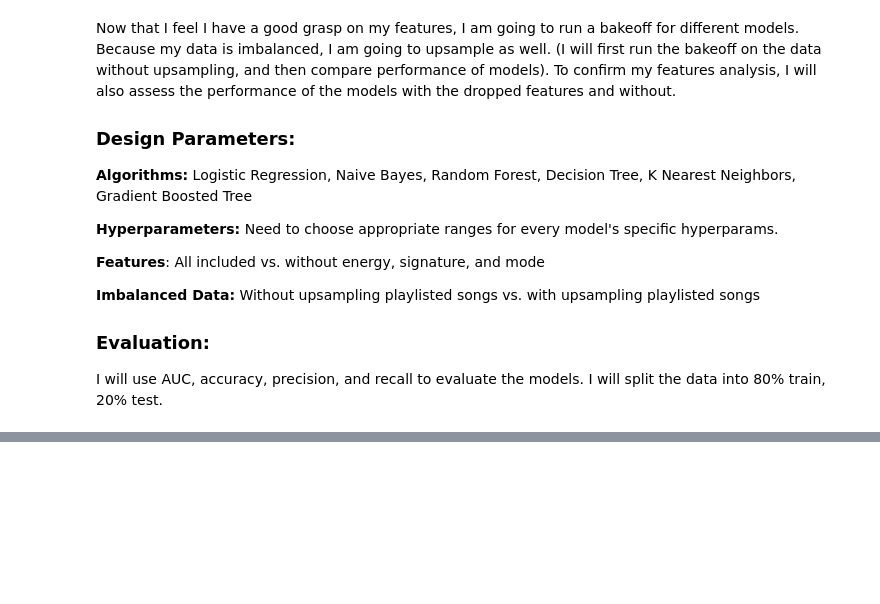
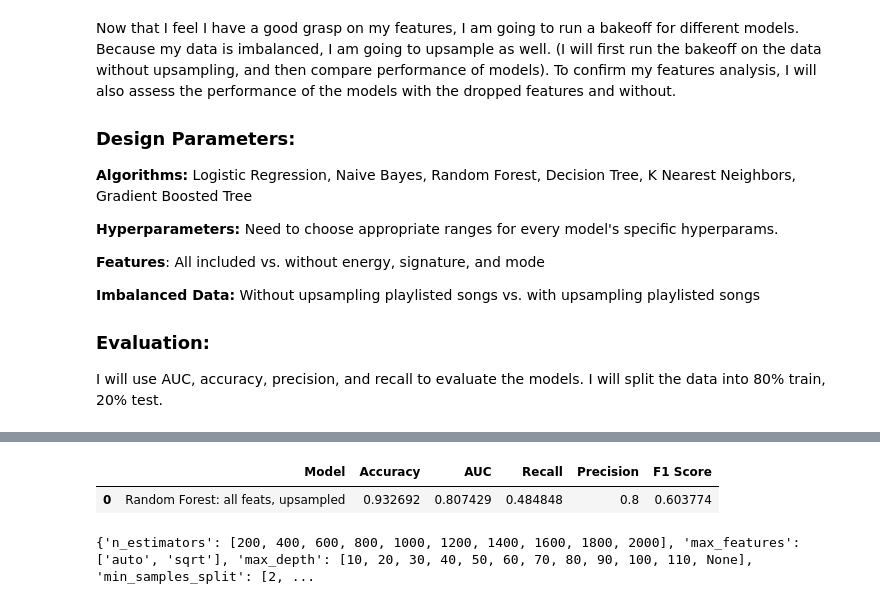
Before and after one commit to harlanhutton/website, a Jupyter notebook: official.ipynb, the cells around one changed output, grey strips where cells are left out. Saved outputs shown, nothing was run; the diff lists cells and outputs as text; code cells hidden in the pictures; blank space fills up the shorter version.

```diff
--- a/official.ipynb
+++ b/official.ipynb
@@ -490,0 +505,38 @@ comparison['Accuracy'].max()
+# %%
+rf_baseline = comparison.loc[comparison['Model'] == 'Random Forest: all feats, upsampled']
+rf_baseline.reset_index(drop = True)
+# %% [output]
+|  | Model | Accuracy | AUC | Recall | Precision | F1 Score |
+| 0 | Random Forest: all feats, upsampled | 0.932692 | 0.807429 | 0.484848 | 0.8 | 0.603774 |
+# %%
+from sklearn.model_selection import RandomizedSearchCV
+
+# Number of trees in random forest
+n_estimators = [int(x) for x in np.linspace(start = 200, stop = 2000, num = 10)]
+
+# Number of features to consider at every split
+max_features = ['auto', 'sqrt']
+
+# Maximum number of levels in tree
+max_depth = [int(x) for x in np.linspace(10, 110, num = 11)]
+max_depth.append(None)
+
+# Minimum number of samples required to split a node
+min_samples_split = [2, 5, 10]
+
+# Minimum number of samples required at each leaf node
+min_samples_leaf = [1, 2, 4]
+
+# Method of selecting samples for training each tree
+bootstrap = [True, False]
+
+# Create the random grid
+random_grid = {'n_estimators': n_estimators,
+               'max_features': max_features,
+               'max_depth': max_depth,
+               'min_samples_split': min_samples_split,
+               'min_samples_leaf': min_samples_leaf,
+               'bootstrap': bootstrap}
+print(random_grid)
+# %% [output]
+{'n_estimators': [200, 400, 600, 800, 1000, 1200, 1400, 1600, 1800, 2000], 'max_features': ['auto', 'sqrt'], 'max_depth': [10, 20, 30, 40, 50, 60, 70, 80, 90, 100, 110, None], 'min_samples_split': [2, ...
```
Also changed, not shown: parts of 11 cells of this notebook.
